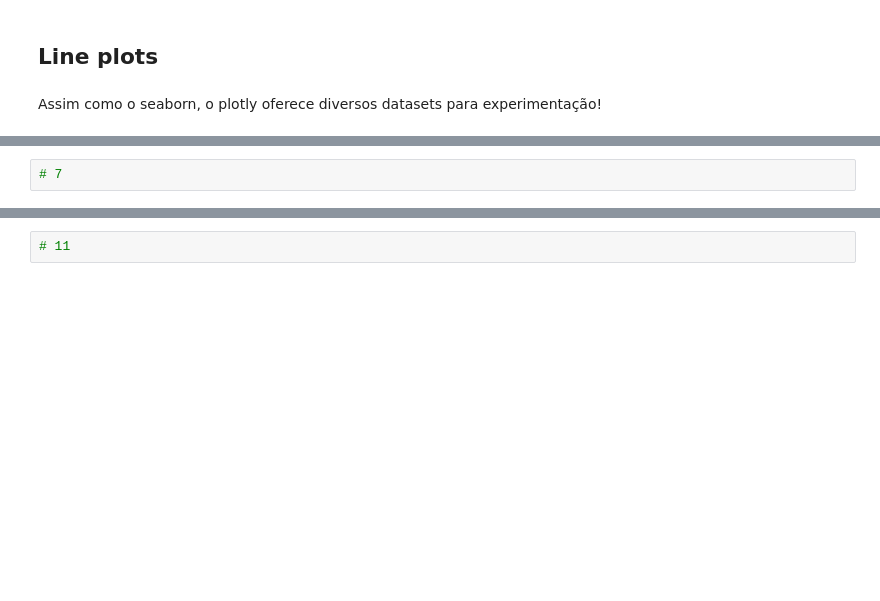
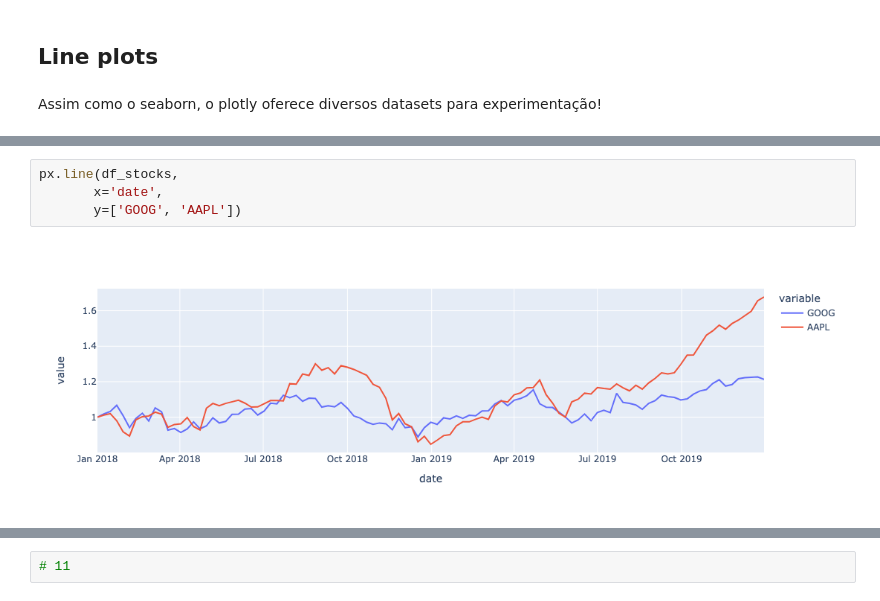
Before and after one commit to johnnyhorita/Empiricus-DataScience-Degree, a Jupyter notebook: 780/Modulo-02-Bibliotecas-e-APIs/20210823_aula10/Aula_5 - Graficos dinâmicos.ipynb, the cells around one changed output, grey strips where cells are left out. Drawn from its saved outputs; the diff is of its cells as text; blank space fills up the shorter version.

```diff
--- a/780/Modulo-02-Bibliotecas-e-APIs/20210823_aula10/Aula_5 - Graficos dinâmicos.ipynb
+++ b/780/Modulo-02-Bibliotecas-e-APIs/20210823_aula10/Aula_5 - Graficos dinâmicos.ipynb
@@ -33,3 +77,7 @@ Assim como o seaborn, o plotly oferece diversos datasets para experimentação!
 # %%
-# 7
+px.line(df_stocks,
+       x='date',
+       y=['GOOG', 'AAPL'])
+# %% [output]
+[figure, added]
 # %%
```
Also changed, not shown: parts of 13 cells of this notebook, 1 other file.
